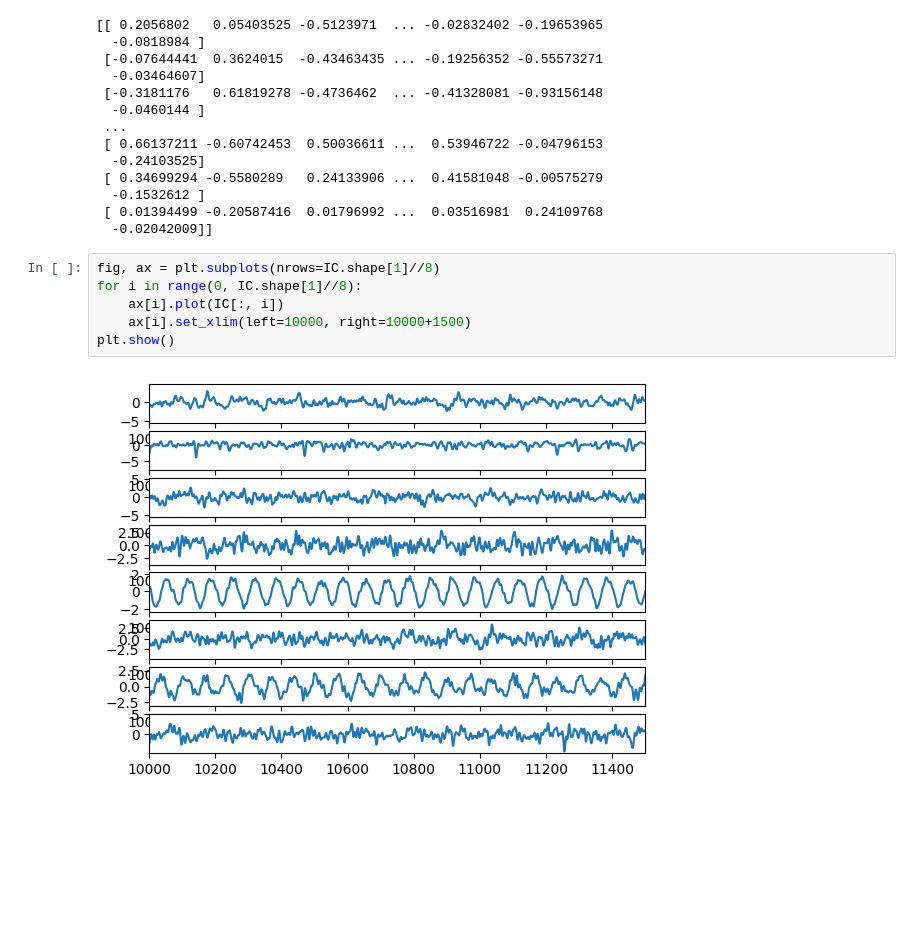
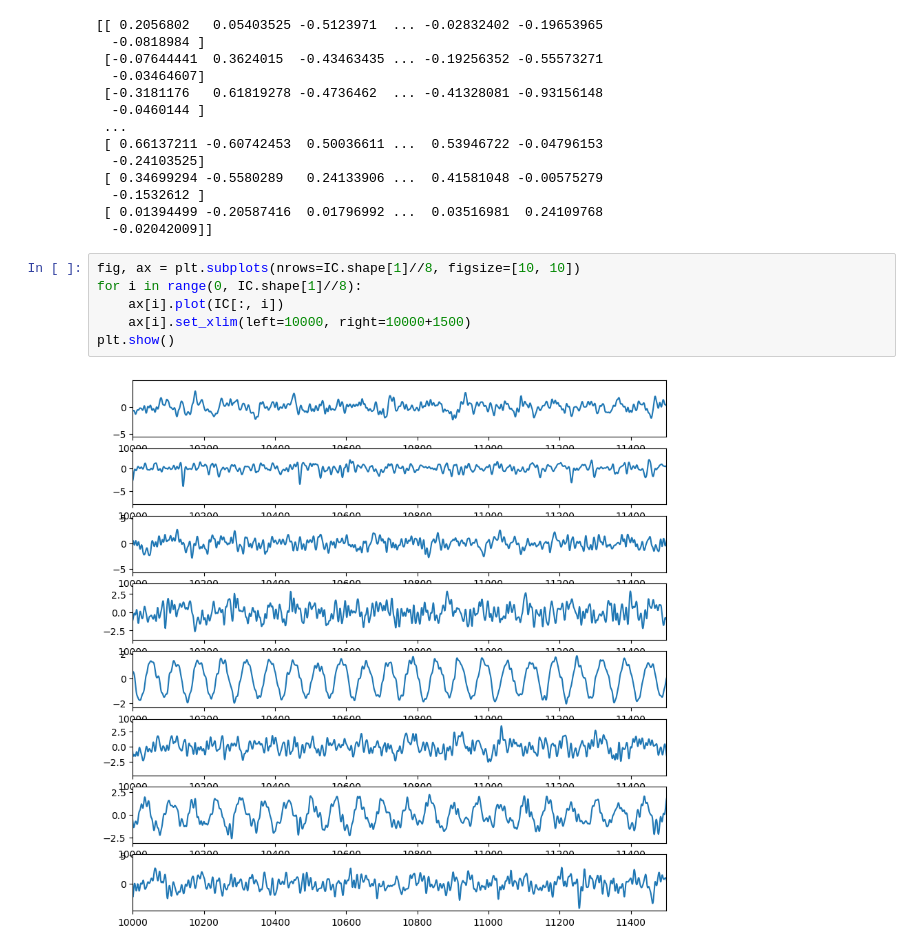
Before and after one commit to Electrum9/mlsp-project, a Jupyter notebook: ICA.ipynb, the cells around one changed output. Saved outputs shown, nothing was run; the diff lists cells and outputs as text; blank space fills up the shorter version.

```diff
--- a/ICA.ipynb
+++ b/ICA.ipynb
@@ -86,11 +85,11 @@ print(IC)
  [ 0.01394499 -0.20587416  0.01796992 ...  0.03516981  0.24109768
   -0.02042009]]
 # %%
-fig, ax = plt.subplots(nrows=IC.shape[1]//8)
+fig, ax = plt.subplots(nrows=IC.shape[1]//8, figsize=[10, 10])
 for i in range(0, IC.shape[1]//8):
     ax[i].plot(IC[:, i])
     ax[i].set_xlim(left=10000, right=10000+1500)
 plt.show()
 # %% [output]
-[figure, old version]
+[figure, new version]
 # %%
```
Also changed, not shown: parts of 10 cells of this notebook, 2 other files.
